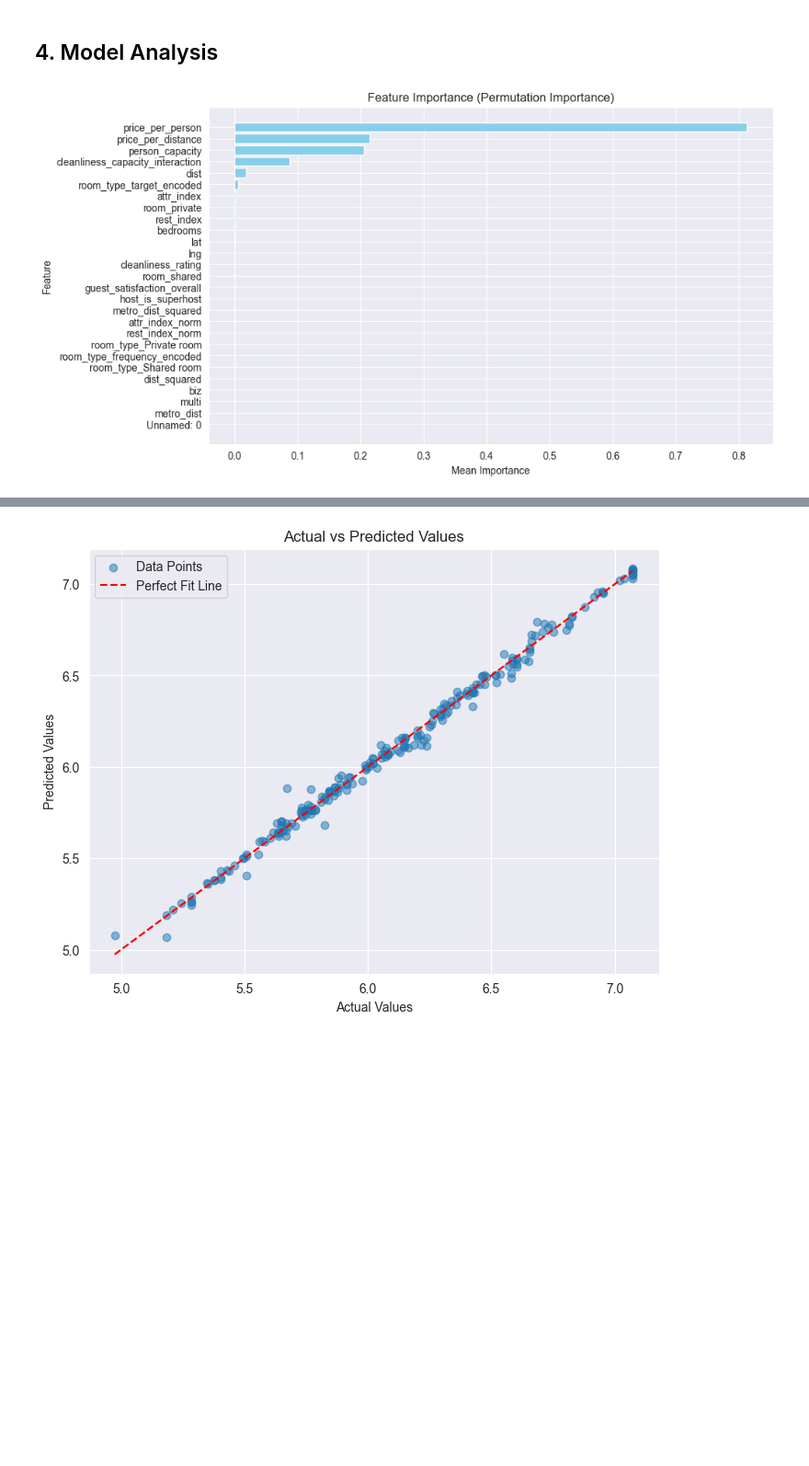
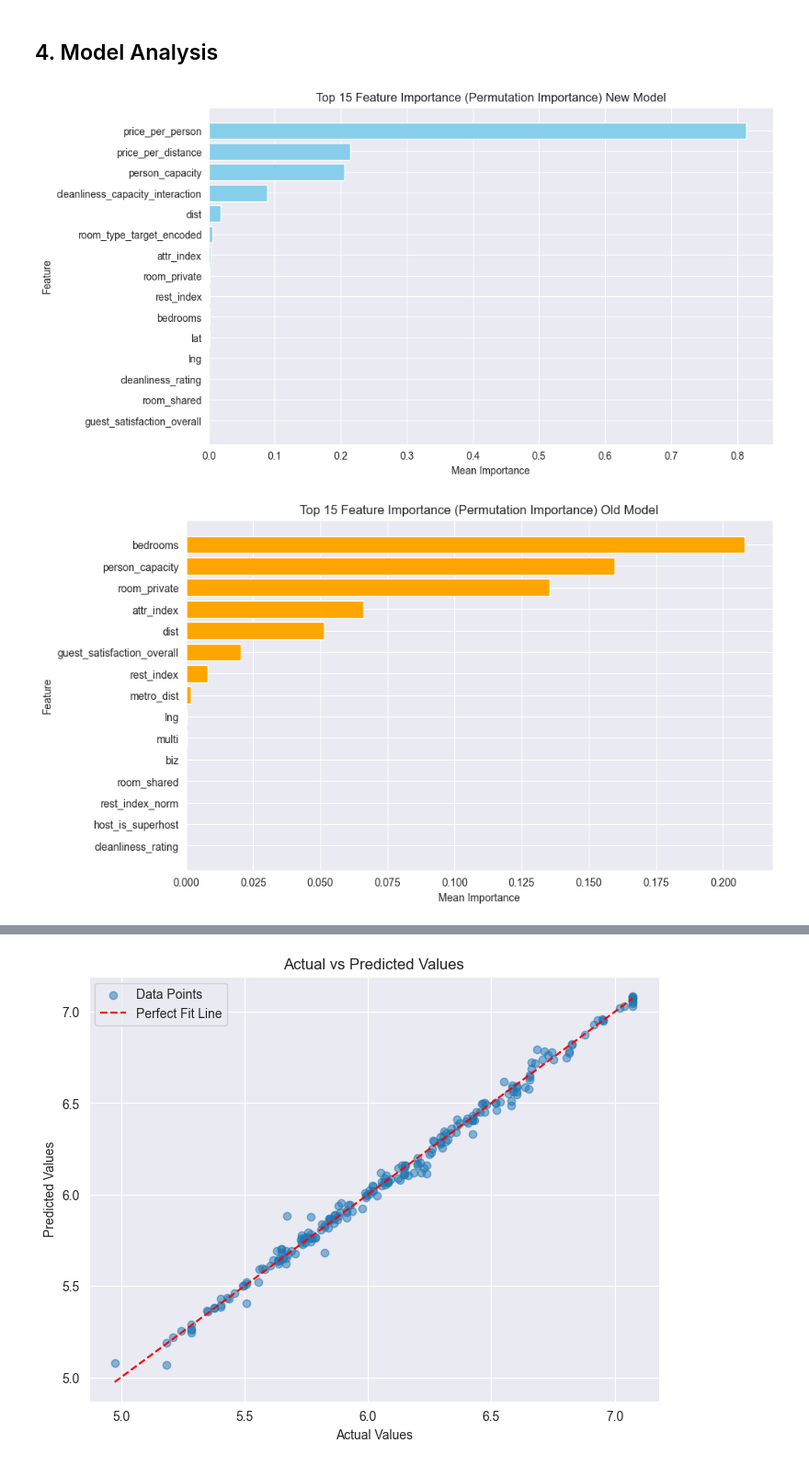
Before and after one commit to guyreuveni33/Tabular-DS, a Jupyter notebook: p2_final_version.ipynb, the cells around one changed output, grey strips where cells are left out. Shown at 92% size. Saved outputs shown, nothing was run; the diff lists cells and outputs as text; code cells hidden in the pictures; blank space fills up the shorter version.

```diff
--- a/p2_final_version.ipynb
+++ b/p2_final_version.ipynb
@@ -235,11 +234,11 @@ X_train, X_test, y_train, y_test = train_test_split(X, y, test_size=0.2, random_
 # %%
 # Define extended hyperparameter grid with colsample_bytree
 param_grid = {
-    'n_estimators': [50, 100, 200, 300, 500],
-    'max_depth': [3, 5, 7],
-    'learning_rate': [0.005, 0.01, 0.02, 0.1, 0.2],
-    'subsample': [0.7, 0.8, 1.0],
-    'colsample_bytree': [0.6, 0.8, 1.0]  # Added column sampling to the grid
+    'n_estimators': [100, 300, 500],
+    'max_depth': [3, 5],
+    'learning_rate': [ 0.1, 0.2],
+    'subsample': [0.7, 1.0],
+    'colsample_bytree': [0.6, 1.0]  # Added column sampling to the grid
 }
 # %%
 # Train the model using GridSearchCV
@@ -269,23 +268,56 @@ Baseline R²: 0.54, Improved R²: 0.9934325618069324
 # %% [markdown]
 ## 4. Model Analysis
 # %%
-# Calculate feature importance using permutation importance
+# Calculate feature importance using permutation importance for the new model
 perm_importance = permutation_importance(best_model, X_test, y_test, n_repeats=10, random_state=42)
 importance_df = pd.DataFrame({
     'Feature': X_test.columns,
     'Importance': perm_importance.importances_mean
 }).sort_values(by='Importance', ascending=False)
 
-# Enhanced feature importance plot
+# Select the top 15 features
+top_15_features = importance_df.head(15)
+
+# Reverse the order for the plot
+top_15_features = top_15_features.iloc[::-1]
+
+# Plot the top 15 features
 plt.figure(figsize=(10, 6))
-plt.barh(importance_df['Feature'], importance_df['Importance'], color='skyblue')
+plt.barh(top_15_features['Feature'], top_15_features['Importance'], color='skyblue')
 plt.xlabel('Mean Importance')
 plt.ylabel('Feature')
-plt.title('Feature Importance (Permutation Importance)')
-plt.gca().invert_yaxis()
+plt.title('Top 15 Feature Importance (Permutation Importance) New Model')
 plt.show()
+
+
+
+
+
+
+
+# Calculate feature importance using permutation importance for the old model - V1
+perm_importance = permutation_importance(best_model_v1, X_test_v1, y_test_v1, n_repeats=10, random_state=42)
+importance_df = pd.DataFrame({
+    'Feature': X_test_v1.columns,
+    'Importance': perm_importance.importances_mean
+}).sort_values(by='Importance', ascending=False)
+
+# Select the top 15 features
+top_15_features = importance_df.head(15)
+
+# Reverse the order for the plot
+top_15_features = top_15_features.iloc[::-1]
+
+# Plot the top 15 features
+plt.figure(figsize=(10, 6))
+plt.barh(top_15_features['Feature'], top_15_features['Importance'], color='orange')
+plt.xlabel('Mean Importance')
+plt.ylabel('Feature')
+plt.title('Top 15 Feature Importance (Permutation Importance) Old Model')
+plt.show()
 # %% [output]
-[figure, old version]
+[figure, new version]
+[figure, added]
 # %% [markdown]
 Feature Importance (Permutation Importance)<br>
 The bar plot above highlights the most influential features in the model:
```
Also changed, not shown: parts of 10 cells of this notebook.
